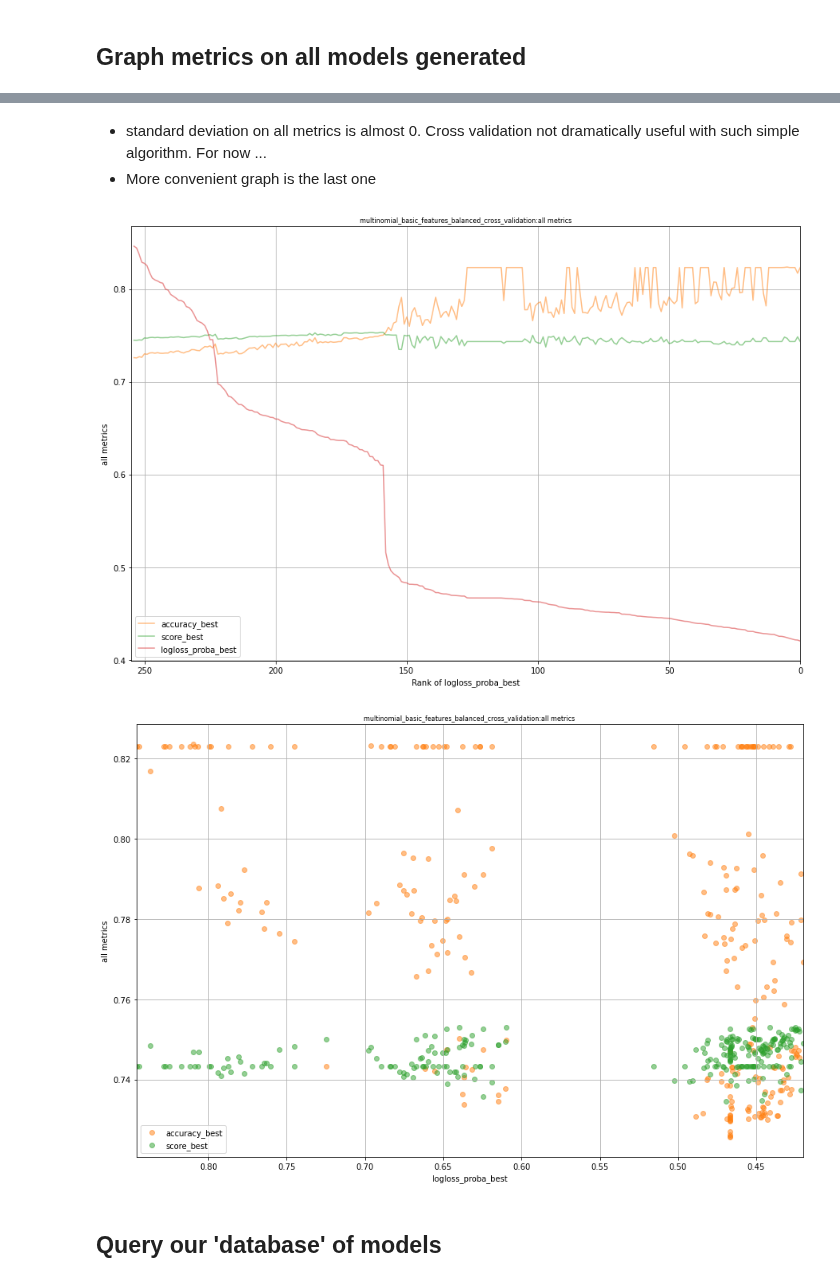
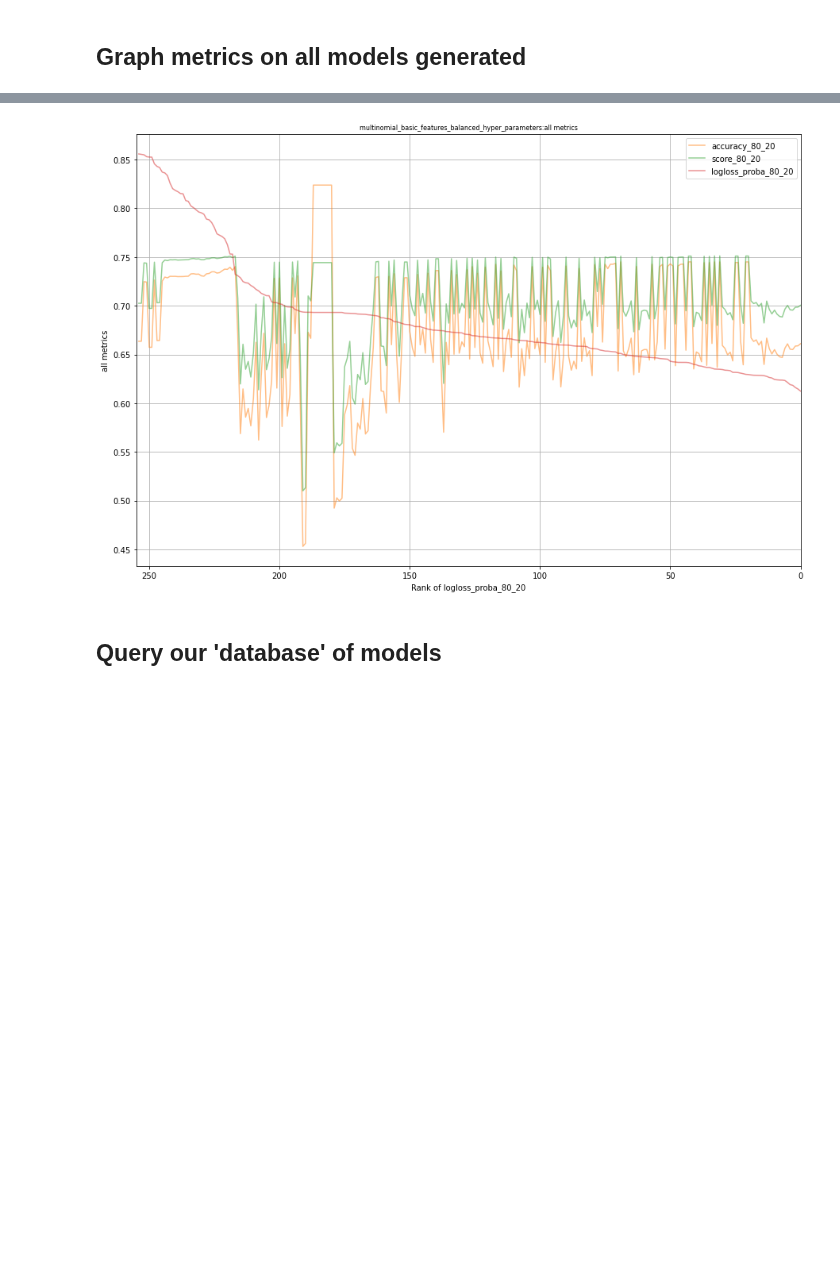
Before and after one commit to acharroux/QuoraPairs, a Jupyter notebook: BruteForce/multinomial_basic_features_balanced_hyper_parameters.ipynb, the cells around one changed output, grey strips where cells are left out. Drawn from its saved outputs; the diff is of its cells as text; code cells hidden in the pictures; blank space fills up the shorter version.

```diff
--- a/BruteForce/multinomial_basic_features_balanced_hyper_parameters.ipynb
+++ b/BruteForce/multinomial_basic_features_balanced_hyper_parameters.ipynb
@@ -25,9 +25,7 @@ def add_column_from_column(dataframe,output_column_name,input_column_name,functi
     dataframe[output_column_name]=dataframe[input_column_name].progress_apply(function)
     return dataframe[output_column_name]
 
-
 def build_all_simple_features(dataframe):
-    start_small()
     print_warning('Compute common_words between question1 & question2')
     add_column_from_column(dataframe,'nb_words_question1','question1',lambda x: len(x.split()))
     add_column_from_column(dataframe,'nb_words_question2','question2',lambda x: len(x.split()))
@@ -45,7 +43,6 @@ def build_all_simple_features(dataframe):
     add_column_from_columns(dataframe,'nb_words_question2-common_words',lambda r: len(list(set(r.question2.split())-set(r.common_words))))
     print_warning('Compute (nb common words)/(nb words in question1+nb word in question2)')
     add_column_from_columns(dataframe,'nb_common_words/(nb_words_question1+nb_words_question2)',lambda r: r.nb_common_words/(r.nb_words_question1+r.nb_words_question2))
-    end_small()
     dataframe=dataframe.drop(columns='common_words')
     return dataframe
 # %%
@@ -611,18 +618,36 @@ PRINT_INFOS_HYPER_ON_2_MODELS = {
     'column_names': '%s'
 }
 
+INFOS_MODEL_TO_KEEP =  [
+'logloss_proba_80_20',
+'params_80_20',
+'logloss_proba_100_0',
+'params_100_0',
+'nb_features',
+'accuracy_80_20',
+'accuracy_100_0',
+'score_80_20',
+'score_100_0',
+'column_names',
+'columns',
+'model_100_0',
+'model_80_20',
+'time_80_20',
+'time_100_0'
+]
+
 # bad design choice : a DataFrame can be more convenient than a dict
 # But then, it is convenient to suppress all non numeric/string columns
 def models_dict_to_df(models_dict):
     # reorder also the columns in a way I use more convenient
-    return pandas.DataFrame.from_dict(models_dict, orient='index').reindex(columns=['logloss_proba_test','logloss_proba_train','logloss_proba_full','nb_features','column_names','accuracy_test','accuracy_train','accuracy_full','score_test','score_train','score_full','model_test','model_train','model_full','columns'])
+    return pandas.DataFrame.from_dict(models_dict,orient='index')[INFOS_MODEL_TO_KEEP]
 
 def build_model_on_all_subset_of_simple_features(dataframe,target):
     start = time.time()
     all_combinations = list(all_subsets(all_numeric_columns(dataframe)))
     steps_for_progress = int(len(all_combinations)/20)
-    print_section('%s : Build all models (with test+full) on every combination of simple features - %d lines' % (EXPERIMENT,len(dataframe)))
-    print_warning('%d*2 models built - only %d logged here' % (len(all_combinations),(int(len(all_combinations)/steps_for_progress))))
+    print_section('%s : Build all models (80_20 & 100_0) on every combination of simple features - %d lines' % (EXPERIMENT,len(dataframe)))
+    print_warning('%d*2 models optimized - only %d logged or best here. Watch for green' % (len(all_combinations),(int(len(all_combinations)/steps_for_progress))))
     models_dict = dict()
     print_header_infos_model(PRINT_INFOS_ON_2_MODELS)
     progress = tqdm(all_combinations)
@@ -762,15 +746,9 @@ scatter_all_metrics_in_grid(model_results,2)
-# %% [markdown]
-* standard deviation on all metrics is almost 0. Cross validation not dramatically useful with such simple algorithm. For now ...
-* More convenient graph is the last one
 # %%
 
 plot.figure(figsize=(15, 10))
-line_all_metrics_all_models(model_results,'all metrics','logloss_proba_best',['accuracy','score','logloss_proba'])
-plot.figure(figsize=(15, 10))
-scatter_all_metrics_all_models(model_results,'all metrics','logloss_proba_best',['accuracy','score'])
+line_all_metrics_all_models(model_results,'all metrics','logloss_proba_80_20',['accuracy','score','logloss_proba'])
 # %% [output]
-[figure, old version]
+[figure, new version]
-[figure, removed]
 # %% [markdown]
 ## Query our 'database' of models
 # %%
```
Also changed, not shown: parts of 26 cells of this notebook, 1 other file.
